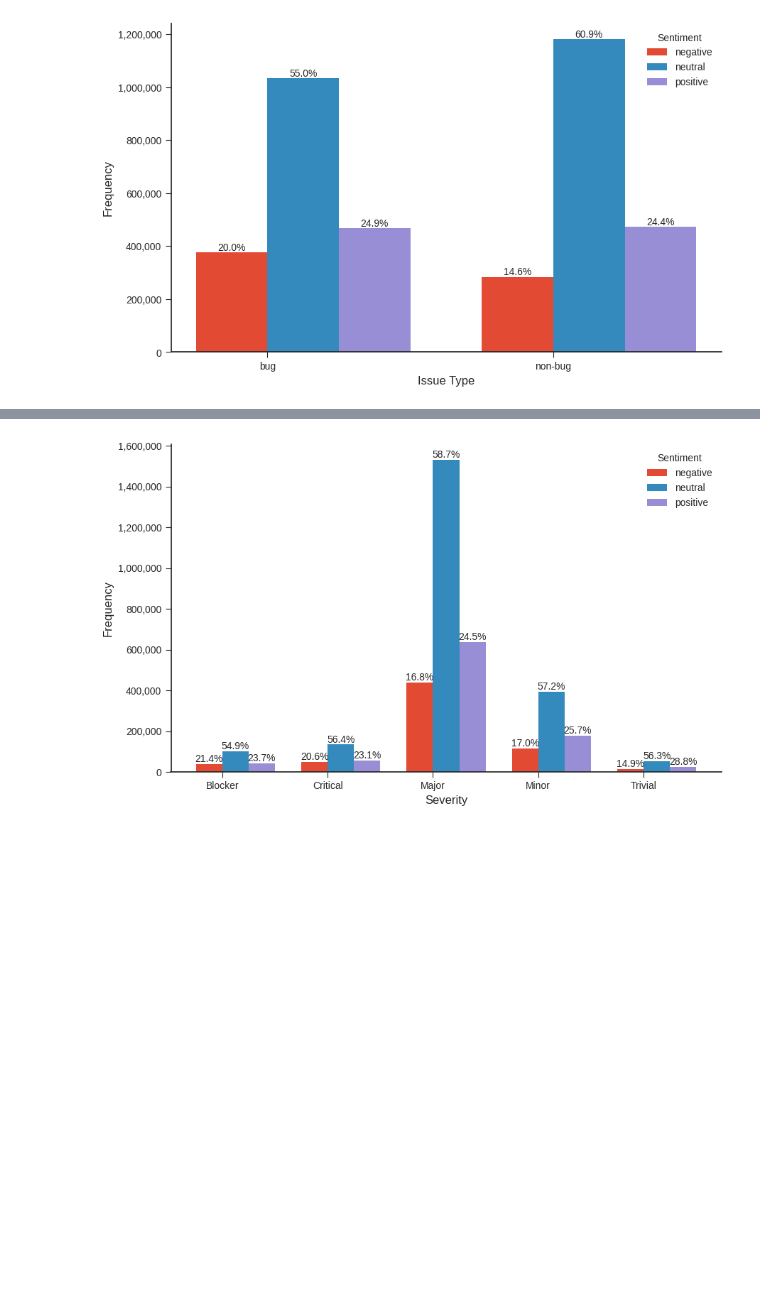
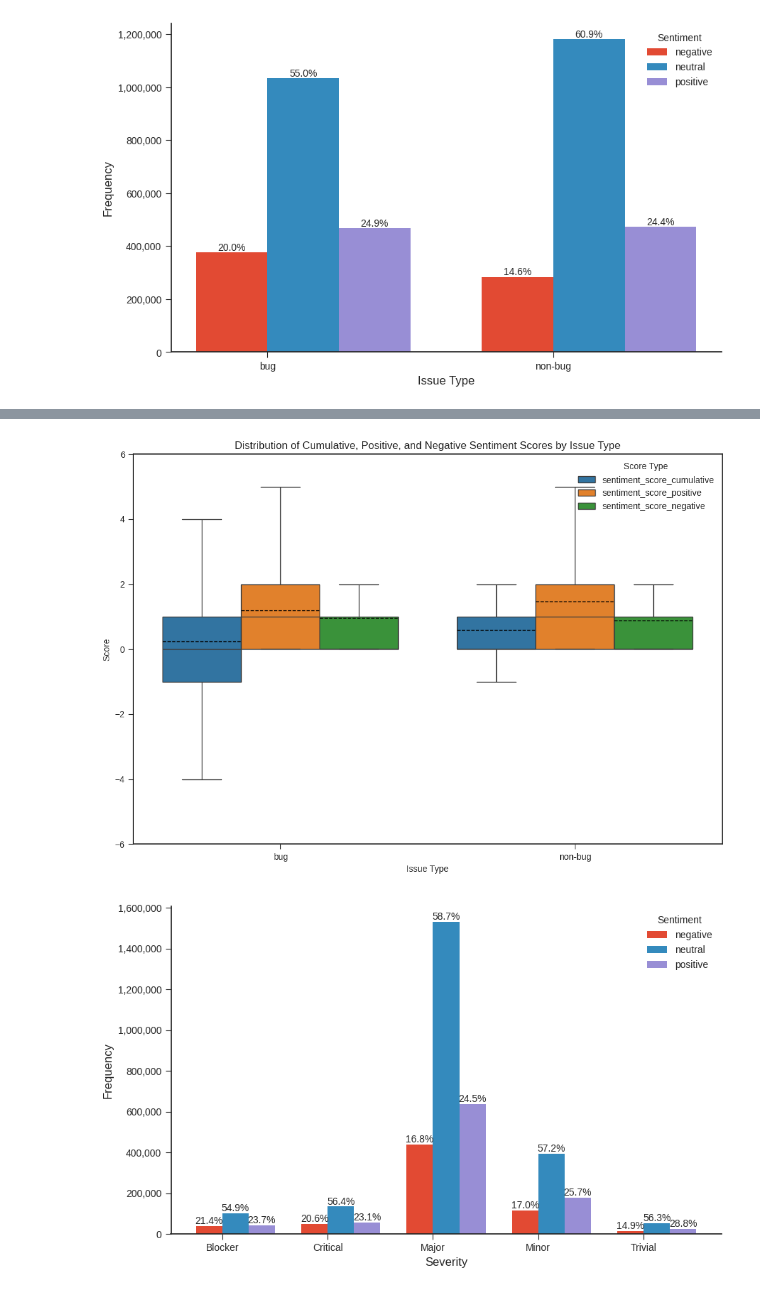
Before and after one commit to raianmr/seBERT, a Jupyter notebook: notebooks/RQs.ipynb, the cells around one changed output, grey strips where cells are left out. Cells and saved outputs as stored; diff of their text form; code cells hidden in the pictures; blank space fills up the shorter version.

```diff
--- a/notebooks/RQs.ipynb
+++ b/notebooks/RQs.ipynb
@@ -57,0 +109,8 @@ rq34.sample(10)
+# %%
+# make a table for only the individual issues
+
+rq34_issues = rq34.drop_duplicates(subset='issue_id')
+rq34_issues = rq34_issues[['issue_id', 'product', 'issuetype', 'priority', 'sentiment_score_cumulative', 'sentiment_score_positive', 'sentiment_score_negative']]
+
+print(len(rq34_issues))
+rq34_issues.sample(10)
@@ -384,3 +326,59 @@ plt.show()
+# %%
+df = rq34_issues
+
+melted = pd.melt(
+    df,
+    id_vars=['issuetype'],
+    value_vars=['sentiment_score_cumulative', 'sentiment_score_positive', 'sentiment_score_negative'],
+    var_name='score_type',
+    value_name='score'
+)
+
+plt.figure(figsize=(12, 8))
+sns.boxplot(x='issuetype', y='score', hue='score_type', data=melted, showmeans=True, meanline=True, fliersize=0,
+            meanprops={'linestyle': '--', 'linewidth': 1, 'color': 'k'})
+plt.title('Distribution of Cumulative, Positive, and Negative Sentiment Scores by Issue Type')
+plt.xlabel('Issue Type')
+plt.ylabel('Score')
+plt.ylim(-6, 6)
+plt.legend(title='Score Type', loc='upper right')
+plt.show()
+
+# draw a box plot to show the distribution of cumulative, positive, negative sentiment score by issue type.
+
+# plt.figure(figsize=(10, 6))
+#
+# grouped = rq34.groupby(['issuetype', 'sentiment_score_cumulative', 'sentiment_score_positive', 'sentiment_score_negative']).size().reset_index(name='count')
+#
+# # Melt the dataframe for easy plotting
+# melted = pd.melt(grouped, id_vars='issuetype', value_vars=['sentiment_score_positive', 'sentiment_score_negative', 'sentiment_score_cumulative'], var_name='score_type', value_name='score')
+#
+# # Create the box plot
+# plt.figure(figsize=(10, 6))
+# sns.boxplot(x='score_type', y='score', hue='issuetype', data=melted)
+# plt.title('Distribution of Cumulative, Positive, and Negative Sentiment Scores by Issue Type')
+# plt.xlabel('Score Type')
+# plt.ylabel('Score')
+# plt.legend(title='Issue Type')
+# plt.show()
+#
+
+
+
+# plt.figure(figsize=(10, 6))
+#
+# boxplot = rq34.boxplot(column=['sentiment_score_cumulative', 'sentiment_score_positive', 'sentiment_score_negative'], by='issuetype', figsize=(10, 6))
+#
+# plt.xlabel('Issue Type')
+# plt.ylabel('Sentiment Score')
+# # plt.title('Sentiment Score Distribution by Issue Type')
+# plt.gca().spines['top'].set_visible(False)
+# plt.gca().spines['right'].set_visible(False)
+# plt.gca().get_xaxis().tick_bottom()
+# plt.gca().get_yaxis().tick_left()
+# plt.show()
+# %% [output]
+[figure, added]
 # %%
 grouped = rq34.groupby(['priority', 'text_sentiment']).size().unstack(fill_value=0)
 grouped_percent = grouped.div(grouped.sum(axis=1), axis=0) * 100
```
Also changed, not shown: parts of 26 cells of this notebook, 1 other file.
